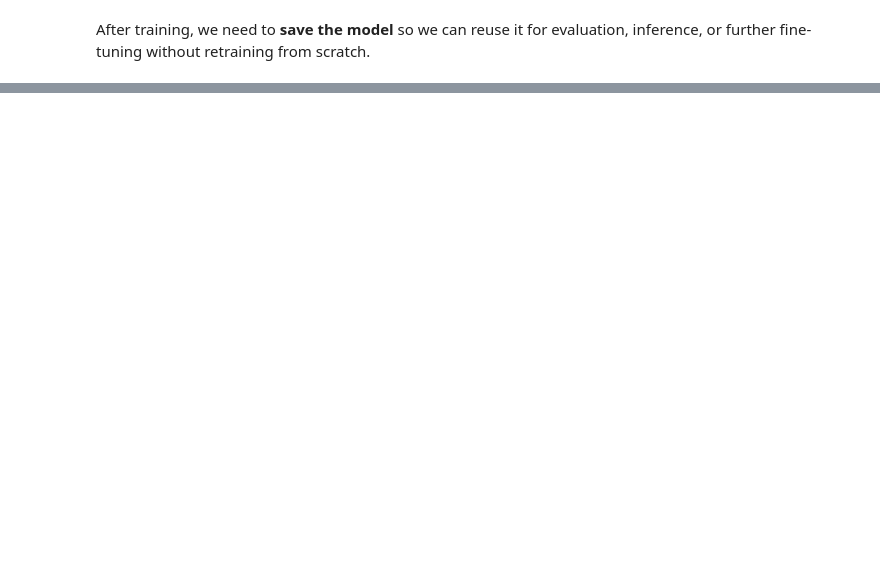
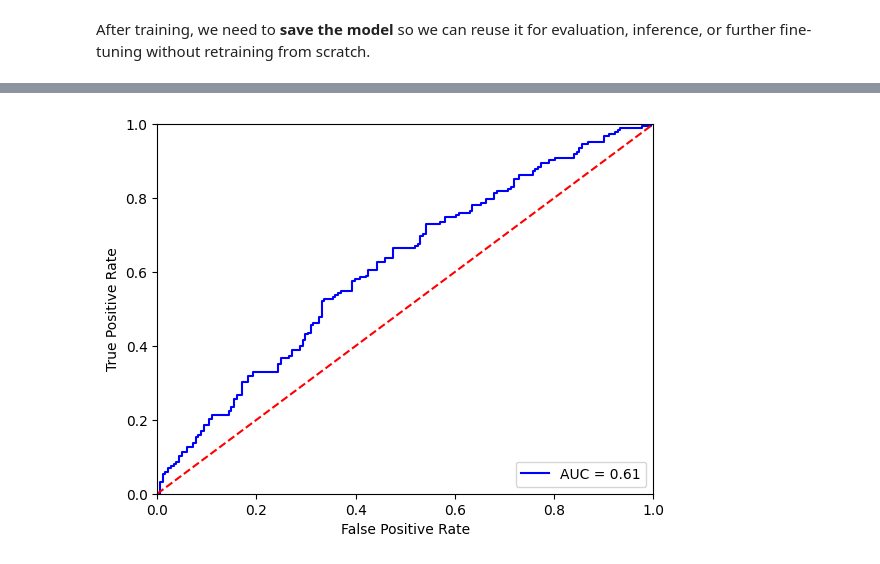
Before and after one commit to Banking-Analytics-Lab/DLinBankingBook, a Jupyter notebook: Labs/TextBook_Lab_Chap4_Textual_Data.ipynb, the cells around one changed output, grey strips where cells are left out. Drawn from its saved outputs; the diff is of its cells as text; code cells hidden in the pictures; blank space fills up the shorter version.

```diff
--- a/Labs/TextBook_Lab_Chap4_Textual_Data.ipynb
+++ b/Labs/TextBook_Lab_Chap4_Textual_Data.ipynb
@@ -234,3 +403,3 @@ We use the **DistilBERT tokenizer** from Hugging Face’s `transformers` library
 # %%
 # Tokenize the data.
-tokenizer = AutoTokenizer.from_pretrained("distilbert-base-uncased",  do_lower_case=False, processing_class=True)
+tokenizer = AutoTokenizer.from_pretrained("distilbert-base-uncased")
@@ -263,0 +436,10 @@ model = AutoModelForSequenceClassification.from_pretrained(
+# %%
+# Reset the seed so the new classification layer gets the same starting weights,
+# even if this cell is run again.
+set_seed(SEED)
+
+# attn_implementation="eager": a simpler attention calculation that gives repeatable
+# results with full_determinism=True (see the training arguments).
+model = AutoModelForSequenceClassification.from_pretrained(
+    "distilbert-base-uncased", num_labels=num_labels, attn_implementation="eager"
+    )
@@ -267,9 +467,14 @@ We define the **evaluation metric** to assess the performance of our model. We u
 accuracy = evaluate.load("accuracy")
 
 def compute_metrics(eval_pred):
-    predictions, labels = eval_pred
-    predictions = np.argmax(predictions, axis=1)
-    return accuracy.compute(predictions=predictions, references=labels)
+    logits, labels = eval_pred
+    predictions = np.argmax(logits, axis=1)
+    # Probability of class 1, which the AUC needs
+    probs = torch.softmax(torch.tensor(logits), dim=1)[:, 1].numpy()
+    return {
+        "accuracy": accuracy.compute(predictions=predictions, references=labels)["accuracy"],
+        "auc": roc_auc_score(labels, probs),
+    }
 # %% [markdown]
 ## **Defining Training Parameters**
 
@@ -312,12 +525,4 @@ torch.cuda.empty_cache
 # %%
-# Set a fixed seed value
-SEED = 42
-random.seed(SEED)
-np.random.seed(SEED)
-torch.manual_seed(SEED)
-torch.cuda.manual_seed_all(SEED)
-transformers.set_seed(SEED)
-
 # Empty VRAM
 torch.cuda.empty_cache()
 
@@ -329,8 +534,8 @@ trainer = Trainer(
     args=training_args,
     # Training data
     train_dataset=tokenized_fed_speech_data["train"],
-    # Test dataset
-    eval_dataset=tokenized_fed_speech_data["test"],
+    # Validation data, used to pick the best epoch
+    eval_dataset=tokenized_fed_speech_data["validation"],
     # How to pad sequences
     data_collator=data_collator,
     # Error function
@@ -356,10 +591,13 @@ trainer.save_model('FEDSppechModel')
 # Calculate AUC over the test set.
 predictions = trainer.predict(tokenized_fed_speech_data["test"])
 preds = predictions.predictions
-preds
+
+# The model outputs raw scores (logits) for both classes.
+# Convert them to the probability of class 1, which is what the ROC curve needs.
+scores = torch.softmax(torch.tensor(preds), dim=1)[:, 1].numpy()
 
 # Plot ROC Curve
-fpr, tpr, threshold = roc_curve(tokenized_fed_speech_data["test"]["label"], preds[:, 1])
+fpr, tpr, threshold = roc_curve(tokenized_fed_speech_data["test"]["label"], scores)
 roc_auc = auc(fpr, tpr)
 plt.plot(fpr, tpr, 'b', label = 'AUC = %0.2f' % roc_auc)
 plt.legend(loc = 'lower right')
@@ -368,5 +606,6 @@ plt.xlim([0, 1])
 plt.ylim([0, 1])
 plt.ylabel('True Positive Rate')
 plt.xlabel('False Positive Rate')
-plt.savefig('c3_ROC_Curve.pdf')
+plt.savefig('c4_ROC_Curve.pdf')
 plt.show()
+# %% [output]
@@ -372,0 +613 @@ plt.show()
+[figure, added]
```
Also changed, not shown: parts of 63 cells of this notebook.
